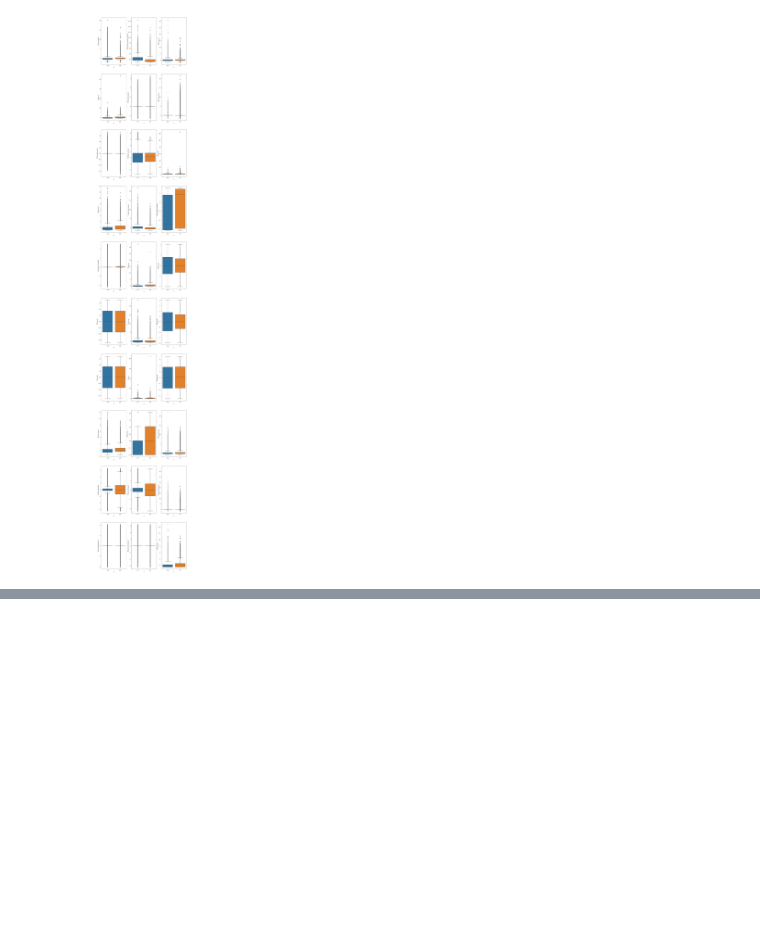
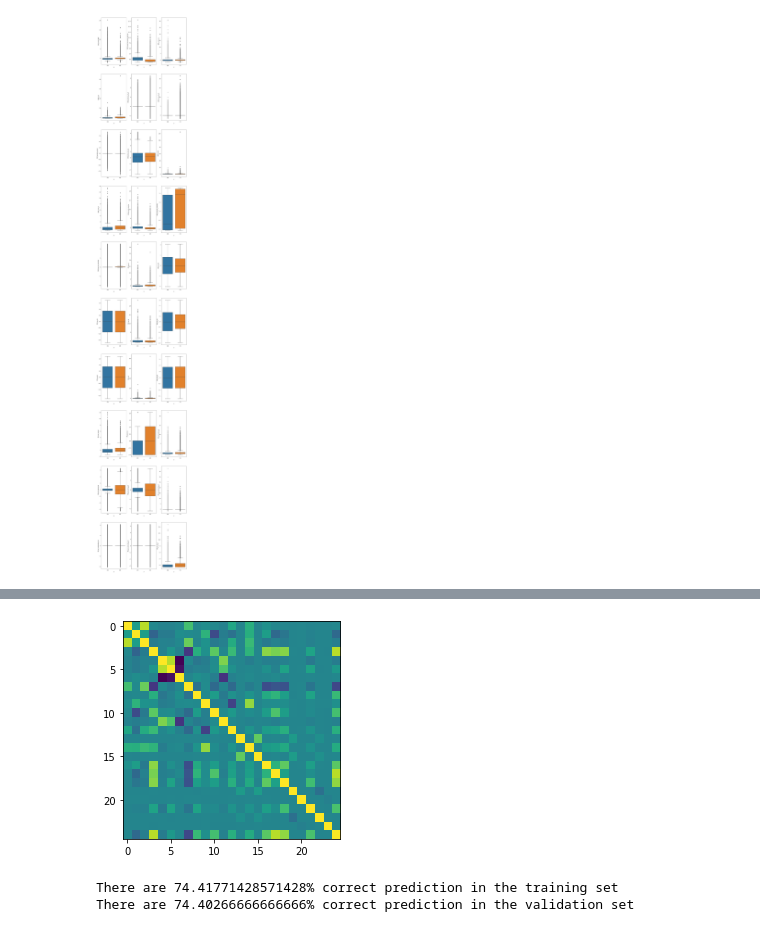
Before and after one commit to CS-433/ml-project-1-jdl, a Jupyter notebook: code/boxplots.ipynb, the cells around one changed output, grey strips where cells are left out. Drawn from its saved outputs; the diff is of its cells as text; code cells hidden in the pictures; blank space fills up the shorter version.

```diff
--- a/code/boxplots.ipynb
+++ b/code/boxplots.ipynb
@@ -35,0 +79,13 @@ for i in range(len(names[2:])):
+# %%
+train_tx3 = np.delete(train_tx, [10, 16, 19, 21, 22], 1)
+coeff_matrix = np.corrcoef(train_tx3[:,1:].T)
+ax = plt.imshow(coeff_matrix)
+# %% [output]
+[figure, added]
+# %%
+val_tx3 = np.delete(val_tx, [10, 16, 19, 21, 22], 1)
+w3, loss3 = least_squares(train_y, train_tx3)
+train_score, test_score = accuracy(train_tx3, train_y, val_tx3, val_y, w3, print_ = True)
+# %% [output]
+There are 74.41771428571428% correct prediction in the training set
+There are 74.40266666666666% correct prediction in the validation set
```
Also changed, not shown: parts of 10 cells of this notebook.
